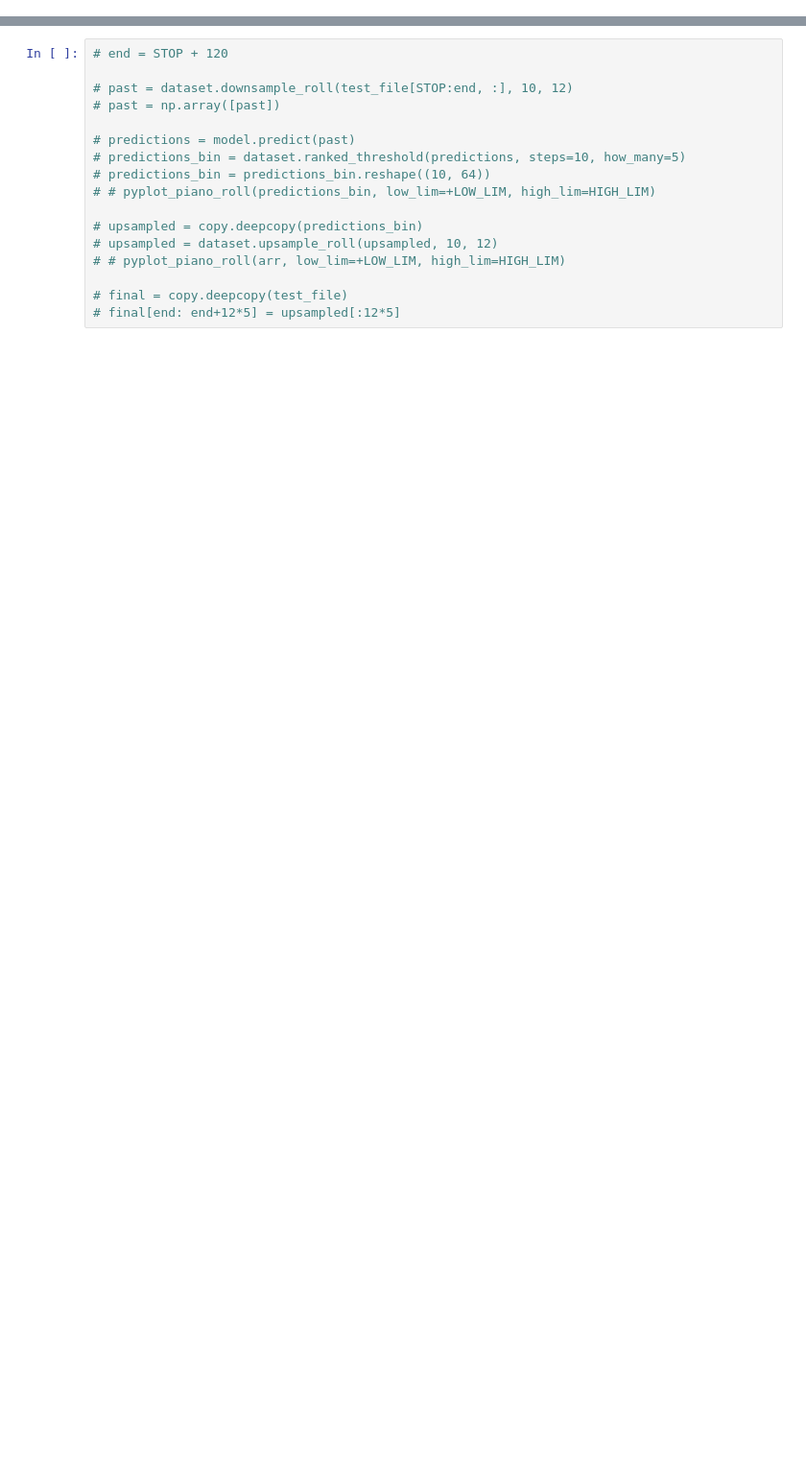
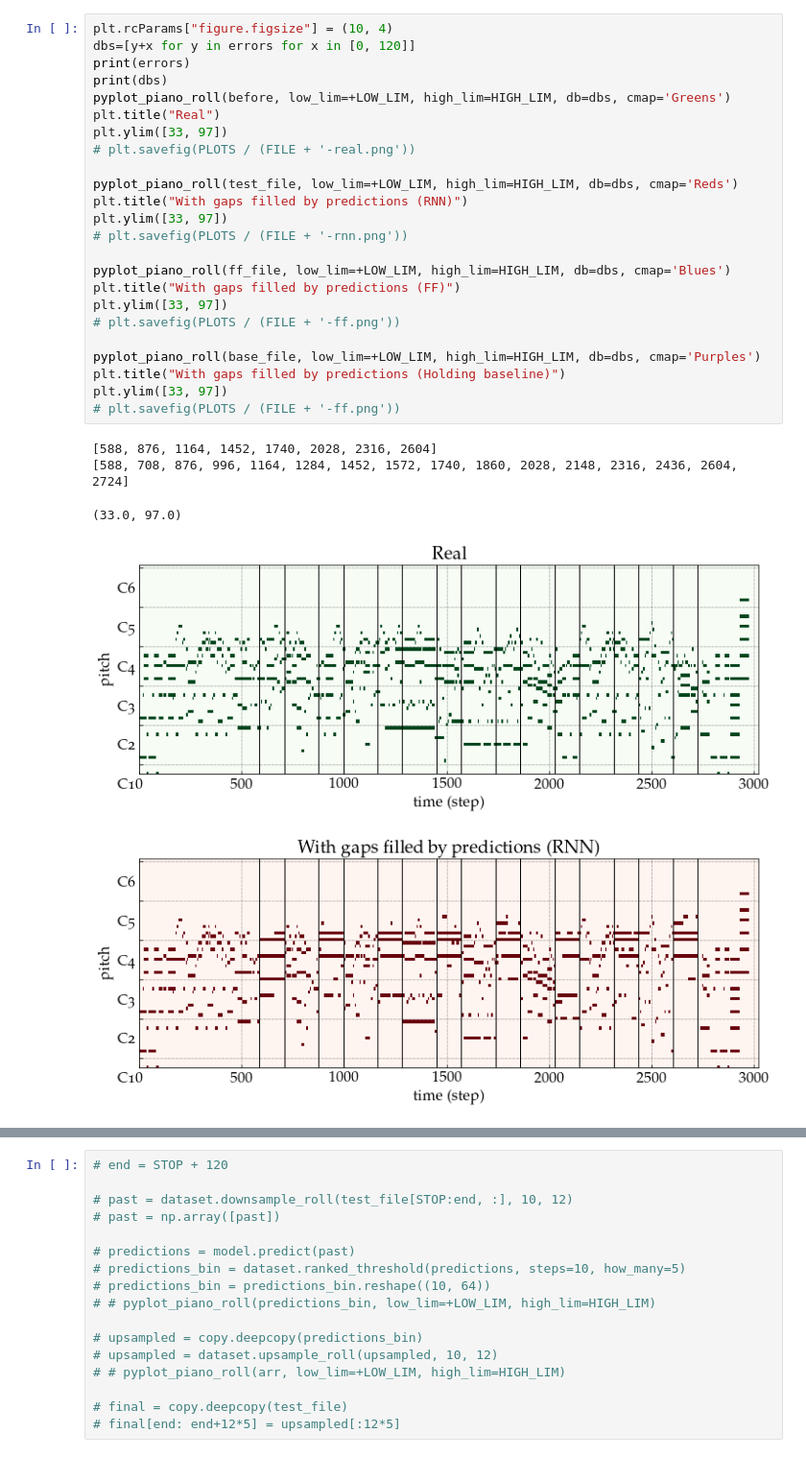
Before and after one commit to paolo-26/NMP, a Jupyter notebook: fill_gaps.ipynb, the cells around one changed output, grey strips where cells are left out. Shown at 96% size. Drawn from its saved outputs; the diff is of its cells as text; blank space fills up the shorter version.

```diff
--- a/fill_gaps.ipynb
+++ b/fill_gaps.ipynb
@@ -116,0 +272,30 @@ dataset.write_midi(f0, str(P / 'audio_output' / (FILE + '_filled_rnn.mid')),
+# %%
+plt.rcParams["figure.figsize"] = (10, 4)
+dbs=[y+x for y in errors for x in [0, 120]]
+print(errors)
+print(dbs)
+pyplot_piano_roll(before, low_lim=+LOW_LIM, high_lim=HIGH_LIM, db=dbs, cmap='Greens')
+plt.title("Real")
+plt.ylim([33, 97])
+# plt.savefig(PLOTS / (FILE + '-real.png'))
+
+pyplot_piano_roll(test_file, low_lim=+LOW_LIM, high_lim=HIGH_LIM, db=dbs, cmap='Reds')
+plt.title("With gaps filled by predictions (RNN)")
+plt.ylim([33, 97])
+# plt.savefig(PLOTS / (FILE + '-rnn.png'))
+
+pyplot_piano_roll(ff_file, low_lim=+LOW_LIM, high_lim=HIGH_LIM, db=dbs, cmap='Blues')
+plt.title("With gaps filled by predictions (FF)")
+plt.ylim([33, 97])
+# plt.savefig(PLOTS / (FILE + '-ff.png'))
+
+pyplot_piano_roll(base_file, low_lim=+LOW_LIM, high_lim=HIGH_LIM, db=dbs, cmap='Purples')
+plt.title("With gaps filled by predictions (Holding baseline)")
+plt.ylim([33, 97])
+# plt.savefig(PLOTS / (FILE + '-ff.png'))
+# %% [output]
+[588, 876, 1164, 1452, 1740, 2028, 2316, 2604]
+[588, 708, 876, 996, 1164, 1284, 1452, 1572, 1740, 1860, 2028, 2148, 2316, 2436, 2604, 2724]
+(33.0, 97.0)
+[figure, added]
+[figure, added]
```
Also changed, not shown: parts of 18 cells of this notebook.
